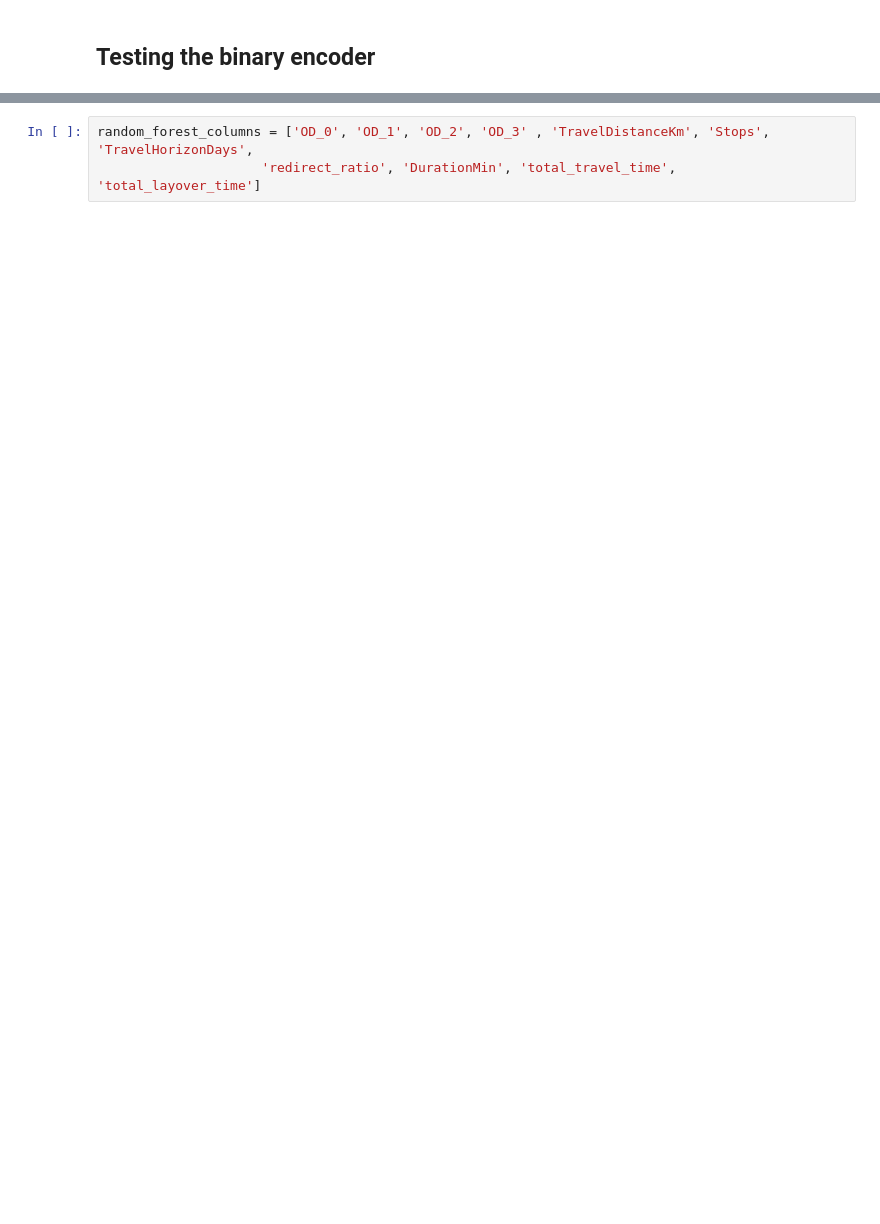
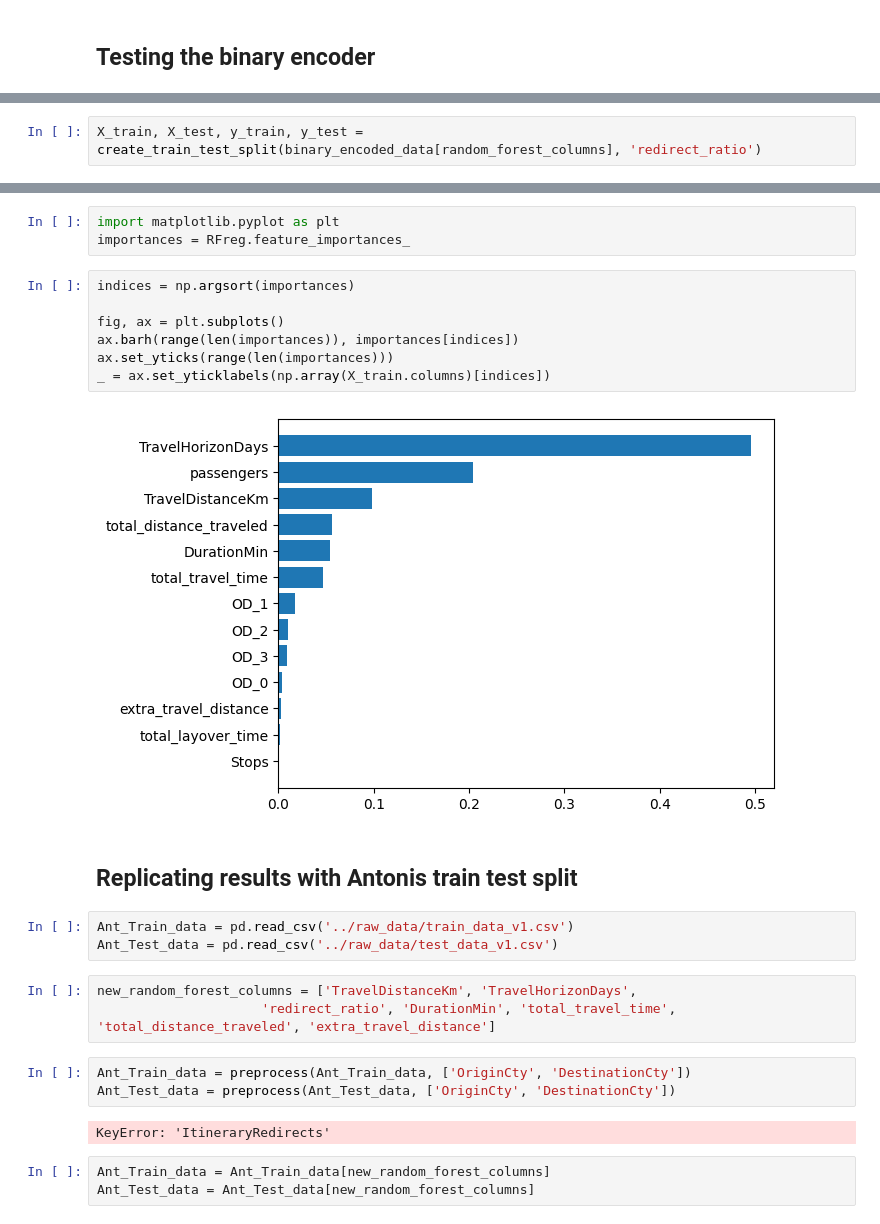
Before and after one commit to LaGenace/OptiFlyAi, a Jupyter notebook: Notebooks/ant_felix_arnaud_data.ipynb, the cells around one changed output, grey strips where cells are left out. Saved outputs shown, nothing was run; the diff lists cells and outputs as text; blank space fills up the shorter version.

```diff
--- a/Notebooks/ant_felix_arnaud_data.ipynb
+++ b/Notebooks/ant_felix_arnaud_data.ipynb
@@ -162,0 +218,2 @@ plt.show()
+# %%
+X_train, X_test, y_train, y_test = create_train_test_split(binary_encoded_data[random_forest_columns], 'redirect_ratio')
@@ -163,3 +234,28 @@ plt.show()
+# %%
+import matplotlib.pyplot as plt
+importances = RFreg.feature_importances_
+# %%
+indices = np.argsort(importances)
+
+fig, ax = plt.subplots()
+ax.barh(range(len(importances)), importances[indices])
+ax.set_yticks(range(len(importances)))
+_ = ax.set_yticklabels(np.array(X_train.columns)[indices])
+# %% [output]
+[figure, added]
+# %% [markdown]
+## Replicating results with Antonis train test split
+# %%
+Ant_Train_data = pd.read_csv('../raw_data/train_data_v1.csv')
+Ant_Test_data = pd.read_csv('../raw_data/test_data_v1.csv')
 # %%
-random_forest_columns = ['OD_0', 'OD_1', 'OD_2', 'OD_3' , 'TravelDistanceKm', 'Stops', 'TravelHorizonDays',
-                     'redirect_ratio', 'DurationMin', 'total_travel_time', 'total_layover_time']
+new_random_forest_columns = ['TravelDistanceKm', 'TravelHorizonDays',
+                     'redirect_ratio', 'DurationMin', 'total_travel_time', 'total_distance_traveled', 'extra_travel_distance']
+# %%
+Ant_Train_data = preprocess(Ant_Train_data, ['OriginCty', 'DestinationCty'])
+Ant_Test_data = preprocess(Ant_Test_data, ['OriginCty', 'DestinationCty'])
+# %% [output]
+KeyError: 'ItineraryRedirects'
+# %%
+Ant_Train_data = Ant_Train_data[new_random_forest_columns]
+Ant_Test_data = Ant_Test_data[new_random_forest_columns]
```
Also changed, not shown: parts of 13 cells of this notebook.
